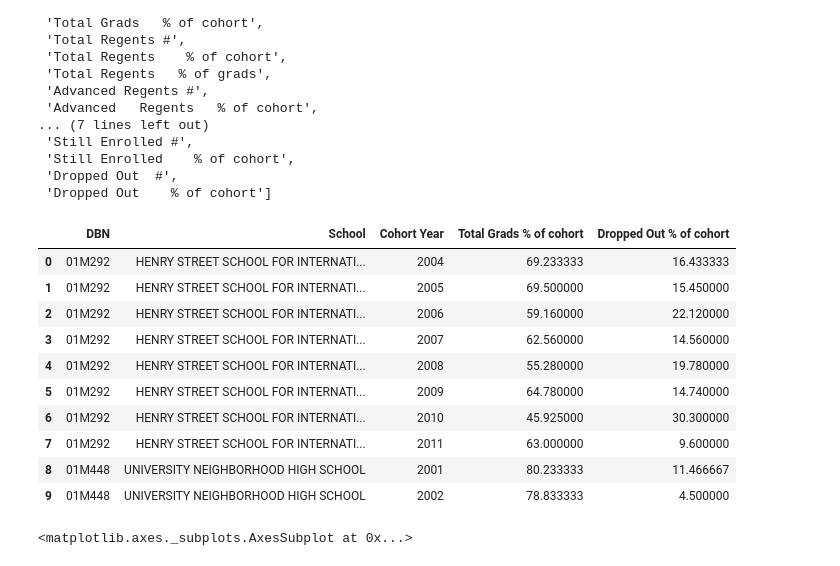
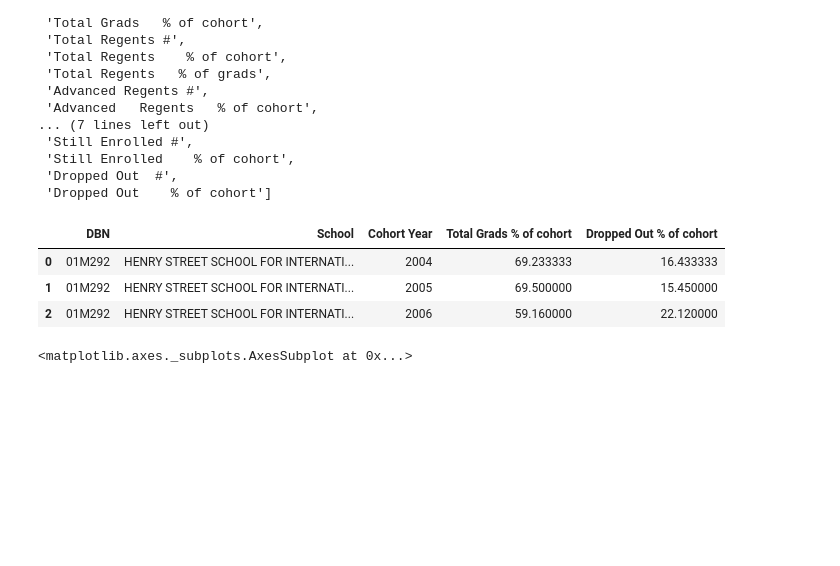
Before and after one commit to shravan097/NYCHS-Data-Analysis, a Jupyter notebook: shravan/graduationEDA.ipynb, the cells around one changed output. Cells and saved outputs as stored; diff of their text form; code cells hidden in the pictures; blank space fills up the shorter version.

```diff
--- a/shravan/graduationEDA.ipynb
+++ b/shravan/graduationEDA.ipynb
@@ -130,17 +131,10 @@ schoolFiltered = schoolDf.groupby(['DBN','School','Cohort Year'],as_index=False)
     'Total Grads   % of cohort':np.mean,'Dropped Out    % of cohort':np.mean
 })
 # %%
-schoolFiltered.head(10)
+schoolFiltered.head(3)
 # %% [output]
 |  | DBN | School | Cohort Year | Total Grads % of cohort | Dropped Out % of cohort |
 | 0 | 01M292 | HENRY STREET SCHOOL FOR INTERNATI... | 2004 | 69.233333 | 16.433333 |
 | 1 | 01M292 | HENRY STREET SCHOOL FOR INTERNATI... | 2005 | 69.500000 | 15.450000 |
 | 2 | 01M292 | HENRY STREET SCHOOL FOR INTERNATI... | 2006 | 59.160000 | 22.120000 |
-| 3 | 01M292 | HENRY STREET SCHOOL FOR INTERNATI... | 2007 | 62.560000 | 14.560000 |
-| 4 | 01M292 | HENRY STREET SCHOOL FOR INTERNATI... | 2008 | 55.280000 | 19.780000 |
-| 5 | 01M292 | HENRY STREET SCHOOL FOR INTERNATI... | 2009 | 64.780000 | 14.740000 |
-| 6 | 01M292 | HENRY STREET SCHOOL FOR INTERNATI... | 2010 | 45.925000 | 30.300000 |
-| 7 | 01M292 | HENRY STREET SCHOOL FOR INTERNATI... | 2011 | 63.000000 | 9.600000 |
-| 8 | 01M448 | UNIVERSITY NEIGHBORHOOD HIGH SCHOOL | 2001 | 80.233333 | 11.466667 |
-| 9 | 01M448 | UNIVERSITY NEIGHBORHOOD HIGH SCHOOL | 2002 | 78.833333 | 4.500000 |
 # %%
```
Also changed, not shown: parts of 20 cells of this notebook.
